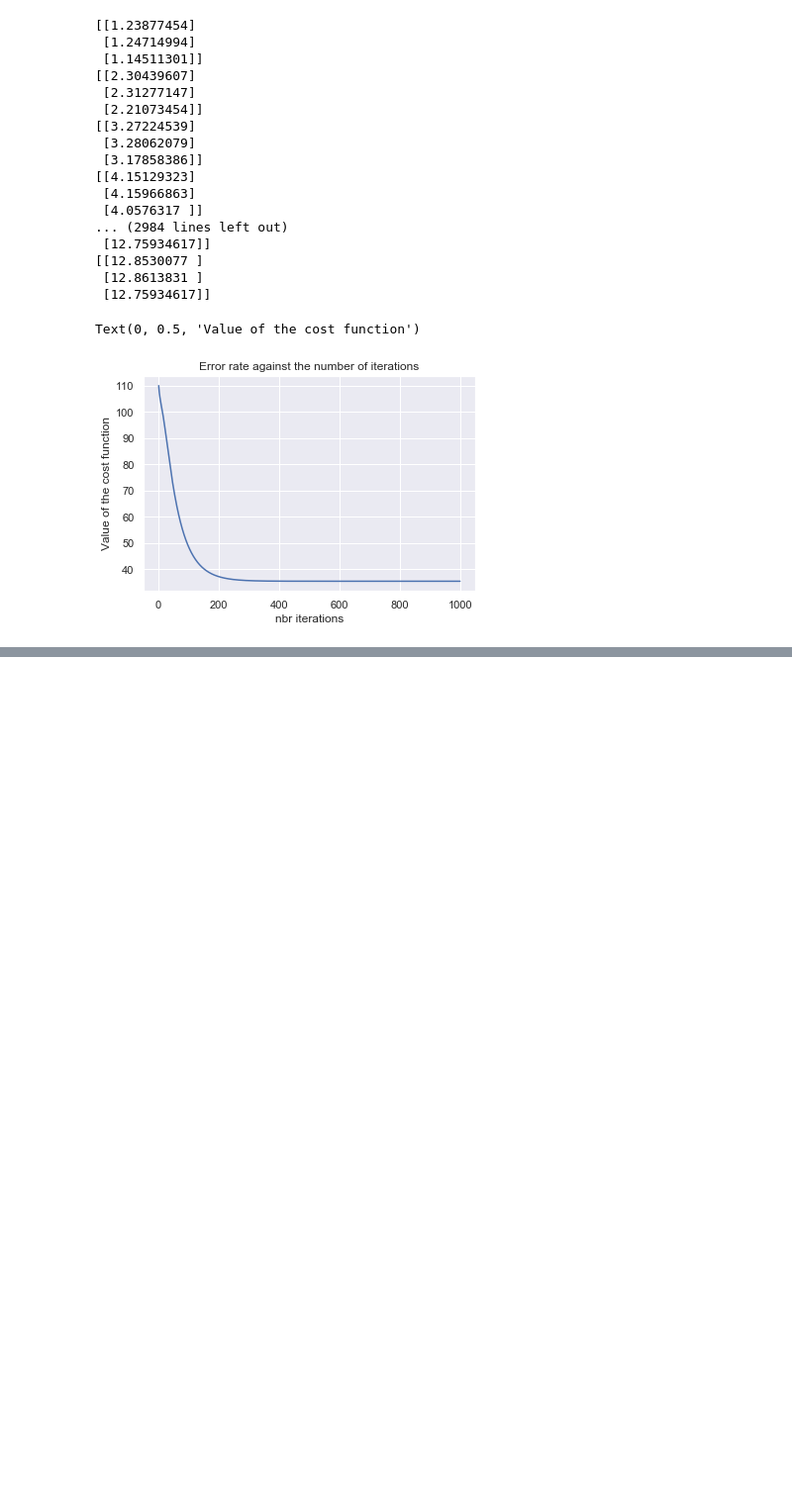
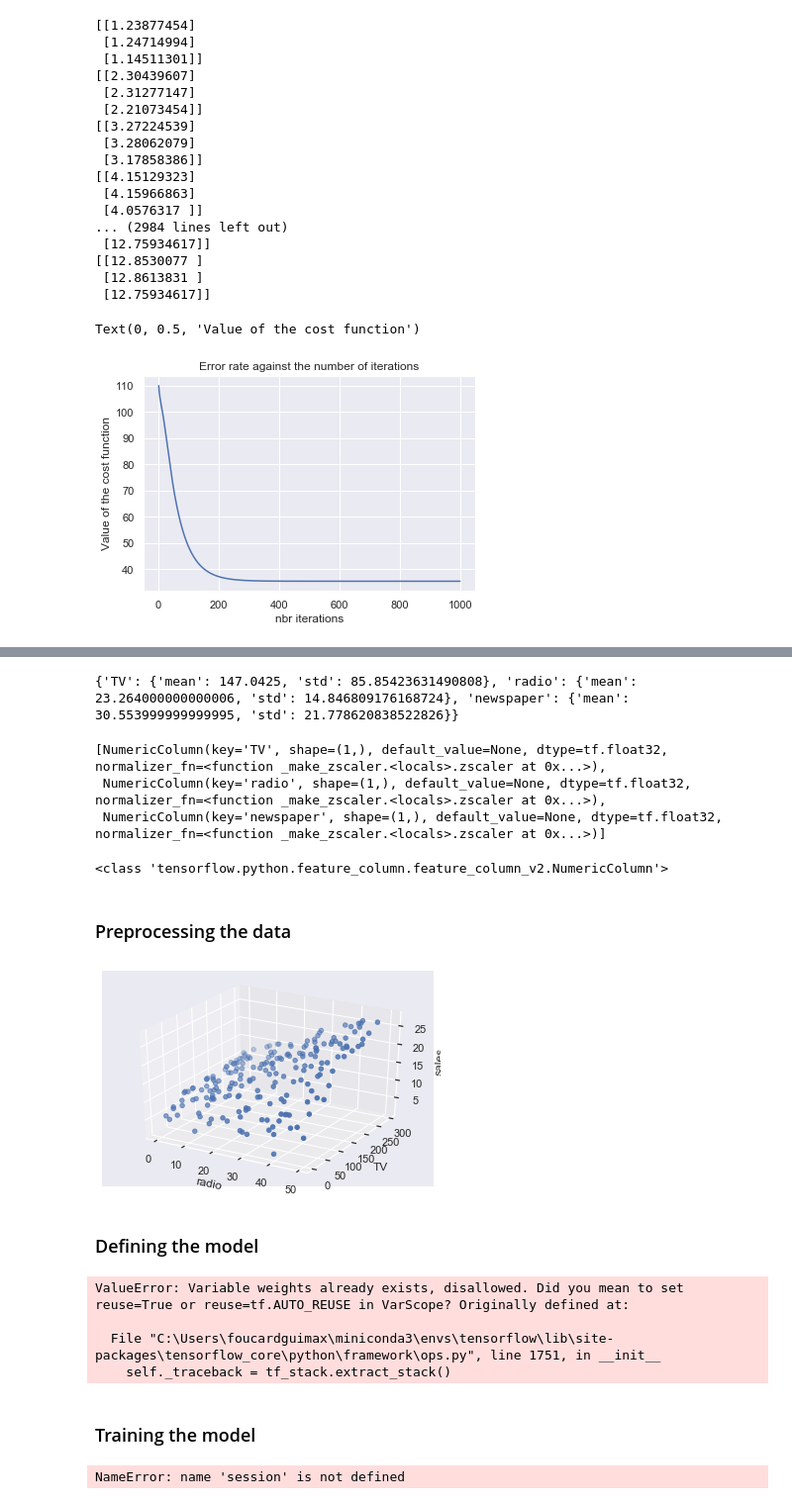
Before and after one commit to TrefleEncornet2/PortFolio, a Jupyter notebook: Intro_tensorflow.ipynb, the cells around one changed output, grey strips where cells are left out. Shown at 99% size. Drawn from its saved outputs; the diff is of its cells as text; code cells hidden in the pictures; blank space fills up the shorter version.

Commit message:
Finalisation du brouillon pour CV python.

```diff
--- a/Intro_tensorflow.ipynb
+++ b/Intro_tensorflow.ipynb
@@ -668,0 +671,4 @@ array([[14.02189463],
+# %%
+print(normalization_parameters)
+# %% [output]
+{'TV': {'mean': 147.0425, 'std': 85.85423631490808}, 'radio': {'mean': 23.264000000000006, 'std': 14.846809176168724}, 'newspaper': {'mean': 30.553999999999995, 'std': 21.778620838522826}}
@@ -668,0 +705,31 @@ array([[14.02189463],
+# %%
+feature_columns
+# %% [output]
+[NumericColumn(key='TV', shape=(1,), default_value=None, dtype=tf.float32, normalizer_fn=<function _make_zscaler.<locals>.zscaler at 0x...>),
+ NumericColumn(key='radio', shape=(1,), default_value=None, dtype=tf.float32, normalizer_fn=<function _make_zscaler.<locals>.zscaler at 0x...>),
+ NumericColumn(key='newspaper', shape=(1,), default_value=None, dtype=tf.float32, normalizer_fn=<function _make_zscaler.<locals>.zscaler at 0x...>)]
+# %%
+print(type(feature_columns[0]))
+# %% [output]
+<class 'tensorflow.python.feature_column.feature_column_v2.NumericColumn'>
+# %% [markdown]
+### Preprocessing the data
+# %%
+from mpl_toolkits import mplot3d
+fig = plt.figure()
+ax = plt.axes(projection='3d')
+
+# Data for three-dimensional scattered points
+zdata = data_full['sales']
+xdata = data_full['radio']
+ydata = data_full['TV']
+ax.scatter3D(xdata, ydata, zdata, cmap='rainbow');
+
+ax.set_xlabel('radio')
+ax.set_ylabel('TV')
+ax.set_zlabel('sales');
+
+#ax.view_init(45, 45)
+#, c=zdata
+# %% [output]
+[figure, added]
@@ -668,0 +742,39 @@ array([[14.02189463],
+# %% [markdown]
+### Defining the model
+# %%
+# Let's define the placeholders
+x = tf.placeholder(tf.float32, shape=(n, None))
+y = tf.placeholder(tf.float32, shape=(1, None))
+
+# Then the trainable variables
+w = tf.get_variable('weights', shape=(1, n))
+b = tf.get_variable('biases', shape=())
+
+# Define the model output
+y_pred = tf.add(tf.matmul(w,x),b)
+
+#Define the loss function
+L = tf.reduce_sum((y_pred - y)**2)
+
+init = tf.global_variables_initializer()
+# %% [output]
+ValueError: Variable weights already exists, disallowed. Did you mean to set reuse=True or reuse=tf.AUTO_REUSE in VarScope? Originally defined at:
+
+  File "C:\Users\foucardguimax\miniconda3\envs\tensorflow\lib\site-packages\tensorflow_core\python\framework\ops.py", line 1751, in __init__
+    self._traceback = tf_stack.extract_stack()
+# %% [markdown]
+### Training the model
+# %%
+# Define the optimizer object
+optimizer = tf.train.AdamOptimizer(learning_rate = 0.1).minimize(L)
+
+#Create a session and initialize variables
+with tf.Session() as sesh:
+    sesh.run(init)
+
+    # Optimization loop
+    for t in range(2000):
+        _, current_loss, current_w, current_b = session.run([optimizer, L, w, b], feed_dict = {x: inputs, y: target})
+        print("t = %g, loss = %g, A = %s, b = %g" % (t, current_loss, str(current_A), current_b))
+# %% [output]
+NameError: name 'session' is not defined
```
Also changed, not shown: parts of 13 cells of this notebook.
